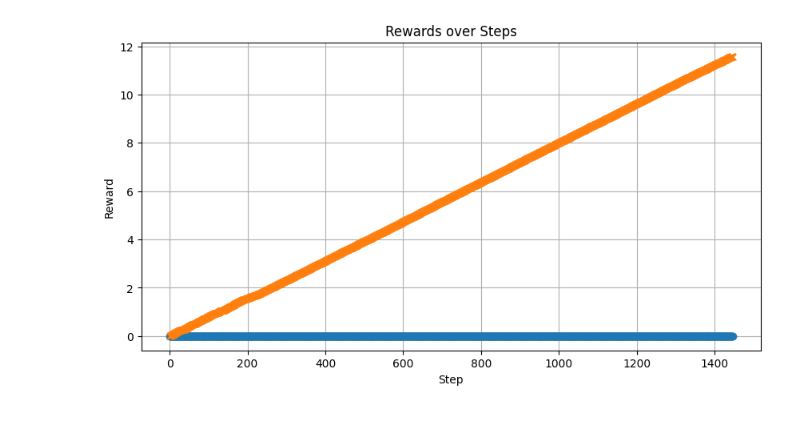
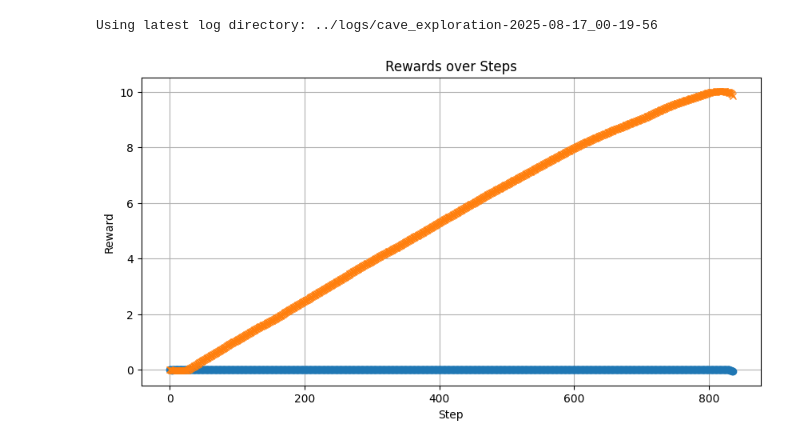
Before and after one commit to S-A-M-J/master_thesis, a Jupyter notebook: tasks/cave_exploration/tools/analyze_epsiode.ipynb, the cells around one changed output. Cells and saved outputs as stored; diff of their text form; code cells hidden in the pictures.

```diff
--- a/tasks/cave_exploration/tools/analyze_epsiode.ipynb
+++ b/tasks/cave_exploration/tools/analyze_epsiode.ipynb
@@ -4,34 +4,49 @@ import os
 import json
 import matplotlib.pyplot as plt
 
-# Define the path to the log directory and the log file
-log_dir = '../logs/cave_exploration-2025-07-29_13-46-15/'  # Example log directory
-rewards_file = os.path.join(log_dir, 'detailed_logs_episode_0_cave_271_reward_11.57.json')  # Adjust if rewards are stored elsewhere
+# Automatically select the latest log directory and the first file starting with 'detailed_logs'
+logs_root = '../logs/'
+log_dirs = [d for d in os.listdir(logs_root) if os.path.isdir(os.path.join(logs_root, d))]
+if log_dirs:
+    latest_log_dir = max(log_dirs, key=lambda d: os.path.getmtime(os.path.join(logs_root, d)))
+    log_dir = os.path.join(logs_root, latest_log_dir)
+    print(f'Using latest log directory: {log_dir}')
+    detailed_files = [f for f in os.listdir(log_dir) if f.startswith('detailed_logs')]
+    if detailed_files:
+        rewards_file = os.path.join(log_dir, detailed_files[0])
+    else:
+        rewards_file = None
+        print('No detailed_logs file found in the latest log directory.')
+else:
+    log_dir = None
+    rewards_file = None
+    print('No log directories found.')
 
 # Load rewards from the JSON array log file
 rewards = []
 if os.path.exists(rewards_file):
     with open(rewards_file, 'r') as f:
         try:
             data = json.load(f)  # Expecting a list of dicts
             rewards = [entry.get('reward', 0.0) for entry in data]
             cumulative_rewards = [entry.get('cumulative_reward', 0.0) for entry in data]
         except Exception as e:
             print(f'Error loading JSON: {e}')
 else:
     print(f'Rewards file not found: {rewards_file}')
 
 # Plot rewards over steps
 if rewards:
     plt.figure(figsize=(10, 5))
     plt.plot(rewards, marker='o')
     plt.plot(cumulative_rewards, marker='x', linestyle='--', label='Cumulative Rewards')
     plt.title('Rewards over Steps')
     plt.xlabel('Step')
     plt.ylabel('Reward')
     plt.grid(True)
     plt.show()
 else:
     print('No rewards found to plot.')
 # %% [output]
+Using latest log directory: ../logs/cave_exploration-2025-08-17_00-19-56
-[figure, old version]
+[figure, new version]
```
Also changed, not shown: parts of 6 cells of this notebook, 13 other files.
